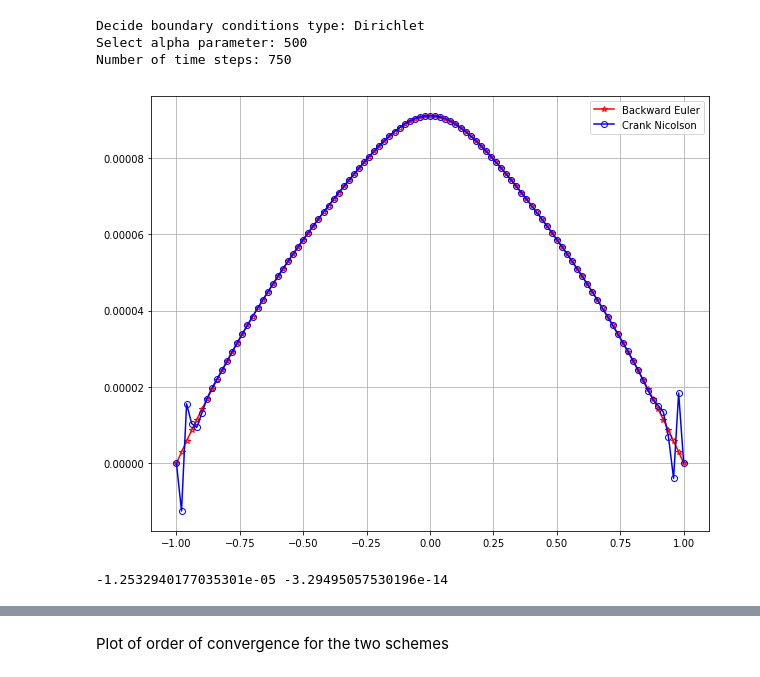
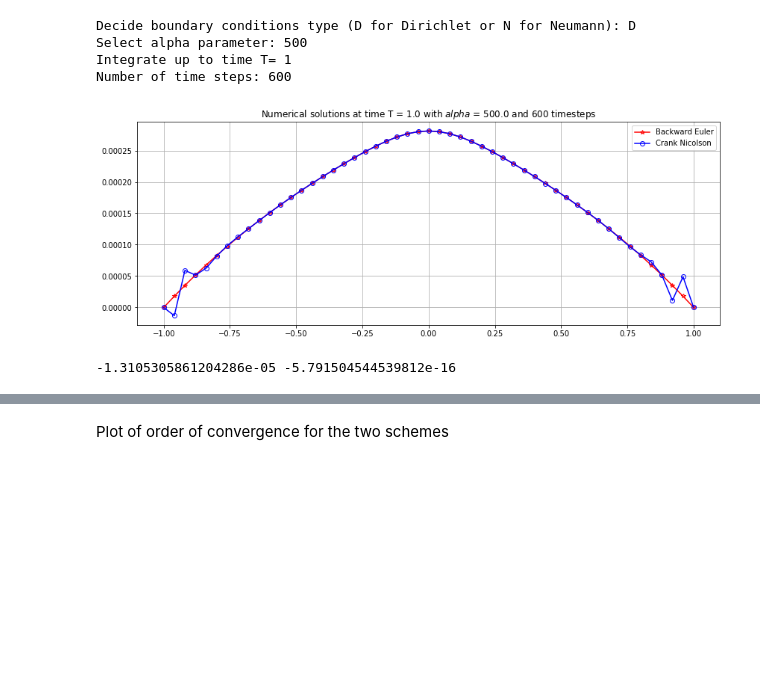
Before and after one commit to fdrmrc/HigherNumericalMathematicsPS, a Jupyter notebook: Sheet8/Crank_Nicolson_BE.ipynb, the cells around one changed output, grey strips where cells are left out. Saved outputs shown, nothing was run; the diff lists cells and outputs as text; code cells hidden in the pictures; blank space fills up the shorter version.

```diff
--- a/Sheet8/Crank_Nicolson_BE.ipynb
+++ b/Sheet8/Crank_Nicolson_BE.ipynb
@@ -4,13 +4,15 @@ from scipy.linalg import lu_factor, lu_solve
 import matplotlib.pyplot as plt
 from math import pi
 # %%
-bdtype = input('Decide boundary conditions type: ')
+bdtype = input('Decide boundary conditions type (D for Dirichlet or N for Neumann): ')
 alpha = float(input('Select alpha parameter: '))
+tf = float(input('Integrate up to time T= '))
 ts = int(input('Number of time steps: '))
 # %% [output]
-Decide boundary conditions type: Dirichlet
+Decide boundary conditions type (D for Dirichlet or N for Neumann): D
 Select alpha parameter: 500
-Number of time steps: 750
+Integrate up to time T= 1
+Number of time steps: 600
 # %%
 def u0(x):
     return np.sin(2*pi*x)
@@ -26,7 +28,7 @@ def s(t,x):
 
 
 
-M = 100
+M = 50
 x = np.linspace(-1,1,M+1)
 a = a(x)
 h = 2/M
@@ -46,7 +47,7 @@ Un = u0(x)
 UnBE = u0(x)
 # %%
 I = np.eye(M+1)
-if (bdtype == 'Dirichlet'):
+if (bdtype == 'D'):
     AA = k*0.5*(np.diag(a)@D2 + np.diag(D1@a)@D1)
     #Dirichlet boundaries
     AA[0,:]= np.zeros(M+1)
@@ -74,7 +75,7 @@ if (bdtype == 'Dirichlet'):
         uBE = lu_solve(ludecBE,UnBE + bbE)
         #uBE = np.linalg.solve(I-AAE,UnBE + bbE)
         UnBE = uBE.copy()
-elif(bdtype == 'Neumann'):
+elif(bdtype == 'N'):
     D2[0,0] = -2/h**2
     D2[0,1] = 2/h**2
     D2[-1,M-1] = 2/h**2
@@ -82,33 +83,34 @@ elif(bdtype == 'Neumann'):
     D1[0,:] = np.zeros(M+1)
     D1[-1,:] = np.zeros(M+1)
     AA = k*0.5*(np.diag(a)@D2 + np.diag(D1@a)@D1)
     AAE = k*(np.diag(a)@D2 + np.diag(D1@a)@D1)
     ludec = lu_factor(I - AA)
     ludecBE = lu_factor(I-AAE)
 
     for n in range(ts):
         bb = k*0.5*(s(t[n],x) + s(t[n+1],x) + np.diag(a)@(D2@Un) + np.diag(D1@a)@(D1@Un) )
         bbE = k*( s(t[n+1],x))
 
         uCN = lu_solve(ludec,Un + bb)
 #     uCN = np.linalg.solve(I-AA,Un + bb)
         Un = uCN.copy()
 
 
         uBE = lu_solve(ludecBE,UnBE + bbE)
         #uBE = np.linalg.solve(I-AAE,UnBE + bbE)
         UnBE = uBE.copy()
 
 
 
 #print(U)
-plt.figure(figsize=(10,8))
+plt.figure(figsize=(14,5))
 plt.plot(x,uBE,'r-*',markerfacecolor='None',label='Backward Euler')
 plt.plot(x,uCN,'b-o',markerfacecolor='None',label='Crank Nicolson')
+plt.title('Numerical solutions at time T = '+ str(t[-1]) +str(' with $alpha$ = ') +str(alpha)+str(' and ')+str(ts)+str(' timesteps'))
 plt.legend()
 plt.grid()
 plt.show()
 print(min(uCN),min(uBE))
 # %% [output]
-[figure, old version]
+[figure, new version]
--1.2532940177035301e-05 -3.29495057530196e-14
+-1.3105305861204286e-05 -5.791504544539812e-16
```
Also changed, not shown: parts of 7 cells of this notebook.
